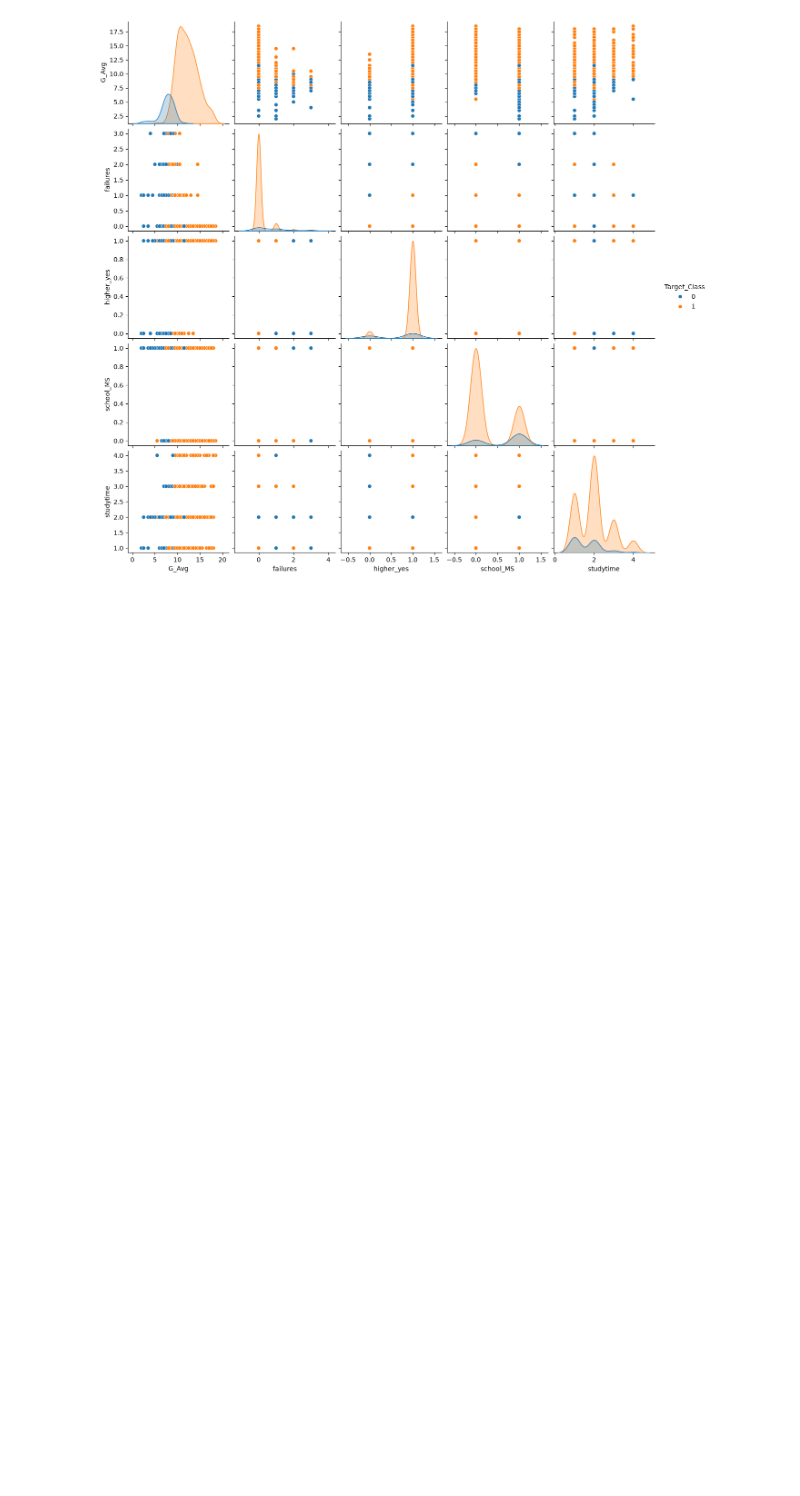
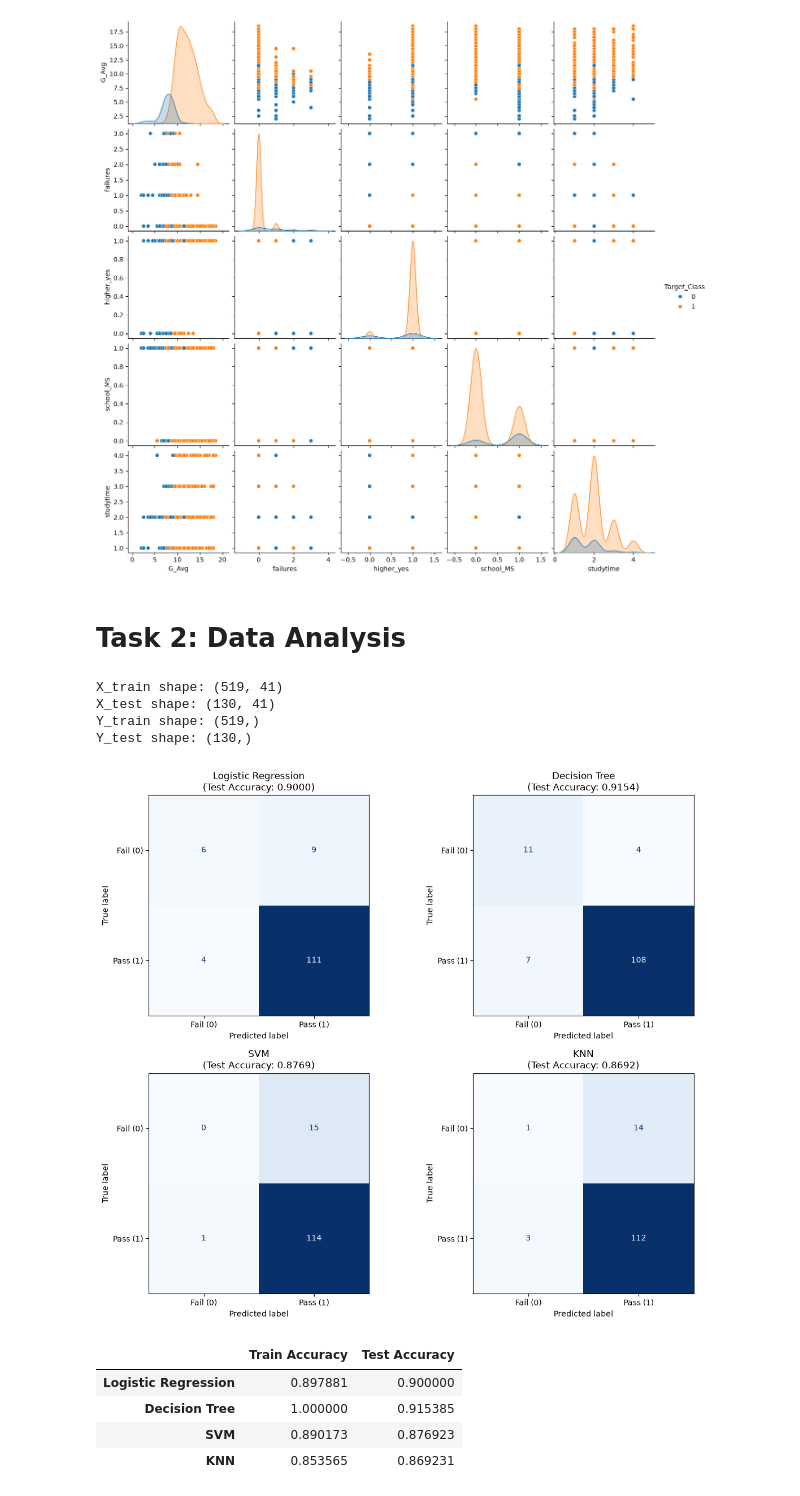
Before and after one commit to azelarabchakour/Data-science-assignments, a Jupyter notebook: Assignment-1/Code/Problem1-Classification.ipynb, the cells around one changed output. Drawn from its saved outputs; the diff is of its cells as text; code cells hidden in the pictures; blank space fills up the shorter version.

Commit message:
half of data analysis done

```diff
--- a/Assignment-1/Code/Problem1-Classification.ipynb
+++ b/Assignment-1/Code/Problem1-Classification.ipynb
@@ -75,3 +173,81 @@ plt.show()
 # below 10 and passing students (class 1) above 10.
 # - Students with higher studytime and plans for higher education (higher_yes = 1) achieve higher
 # G_Avg scores and predominantly pass, while students with multiple past failures cluster at lower G_Avg values and fail.
+# %% [markdown]
+# Task 2: Data Analysis
+# %%
+# 1) Divide your dataset into 2 parts: training set and testing set (80:20). Use some specific random_state to
+# be capable to repeat the used split of the data. Output the dimension of the resulting datasets.
+
+X_train, X_test, Y_train, Y_test = train_test_split(
+    X_encoded, Y_encoded, test_size=0.2, random_state=42
+)
+
+print("X_train shape:", X_train.shape)
+print("X_test shape:", X_test.shape)
+print("Y_train shape:", Y_train.shape)
+print("Y_test shape:", Y_test.shape)
+# %% [output]
+X_train shape: (519, 41)
+X_test shape: (130, 41)
+Y_train shape: (519,)
+Y_test shape: (130,)
+# %%
+# 2) Scale your datasets with MinMax Scaler.
+
+scaler = MinMaxScaler()
+X_train_scaled = scaler.fit_transform(X_train)
+X_test_scaled = scaler.transform(X_test)
+# %%
+# 3) Preliminary analysis: Build 4 models based on 4 mentioned ML methods with default parameters. For
+# each model: train with training set and output the regression score (R2), MSE, MAE of the model using
+# training set. Now test your model with a testset and output the regression score (R2) and other metrics.
+# Compare the metrics obtained with training and testset. Output dataframes with the following
+# information. One dataframe for each metrics (e.g. 3 dataframes). Each row of the dataframe should
+# correspond to a model and two columns correspond to the metric calculated on the training set and on
+# the testset. Compare the results based on different metrics and select the best-performed model.
+# Construct prediction squared errors histograms for each of the models, construct parity plots of each
+# model.
+
+models = {'Logistic Regression': LogisticRegression(),
+          'Decision Tree': DecisionTreeClassifier(random_state=42),
+          'SVM': SVC(),
+          'KNN': KNeighborsClassifier()}
+
+accuracy_results = {}
+
+fig, axes = plt.subplots(2, 2, figsize=(12, 10))
+axes = axes.flatten()
+
+for i, (name, model) in enumerate(models.items()):
+    model.fit(X_train_scaled, Y_train)
+
+    train_pred = model.predict(X_train_scaled)
+    test_pred = model.predict(X_test_scaled)
+
+    train_acc = accuracy_score(Y_train, train_pred)
+    test_acc = accuracy_score(Y_test, test_pred)
+
+    accuracy_results[name] = {
+        'Train Accuracy': train_acc,
+        'Test Accuracy': test_acc
+    }
+
+    cm = confusion_matrix(Y_test, test_pred)
+    disp = ConfusionMatrixDisplay(confusion_matrix=cm, display_labels=['Fail (0)', 'Pass (1)'])
+    disp.plot(ax=axes[i], cmap='Blues', colorbar=False)
+    axes[i].set_title(f"{name}\n(Test Accuracy: {test_acc:.4f})")
+
+plt.tight_layout()
+plt.show()
+
+# Output DataFrame: rows = models, 2 columns = Train Accuracy and Test Accuracy
+accuracy_df = pd.DataFrame(accuracy_results).T
+display(accuracy_df)
+# %% [output]
+[figure, added]
+|  | Train Accuracy | Test Accuracy |
+| Logistic Regression | 0.897881 | 0.900000 |
+| Decision Tree | 1.000000 | 0.915385 |
+| SVM | 0.890173 | 0.876923 |
+| KNN | 0.853565 | 0.869231 |
```
Also changed, not shown: parts of 14 cells of this notebook, 1 other file.
